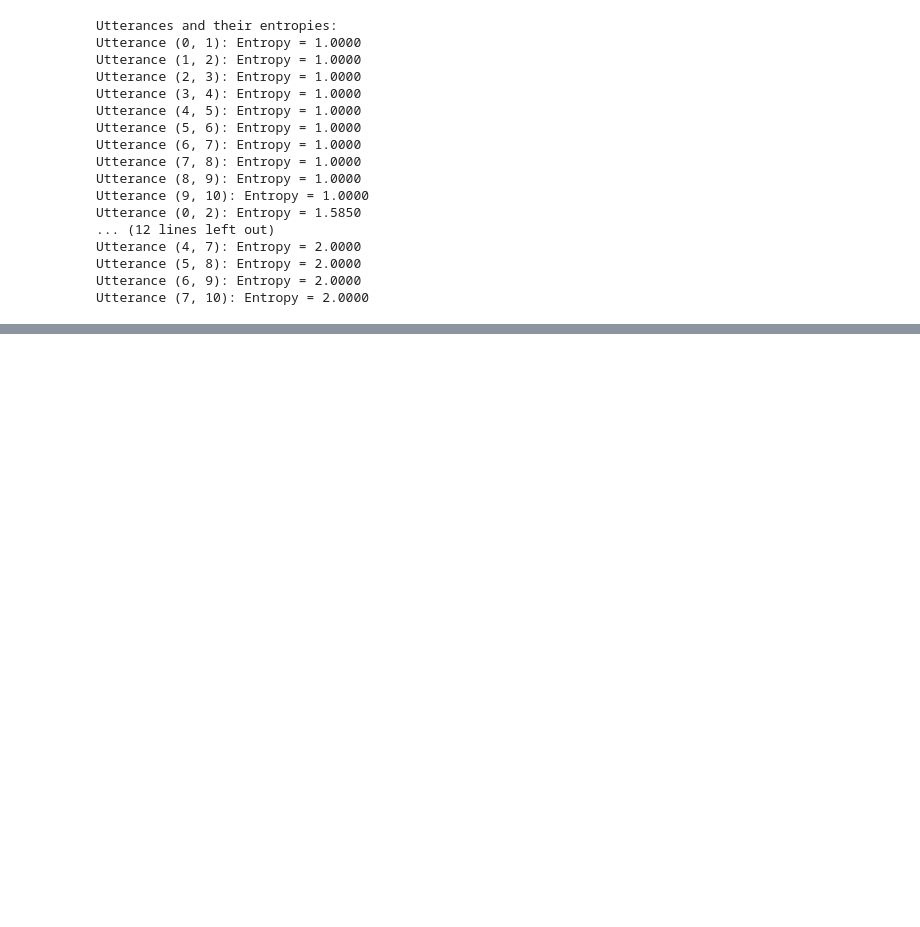
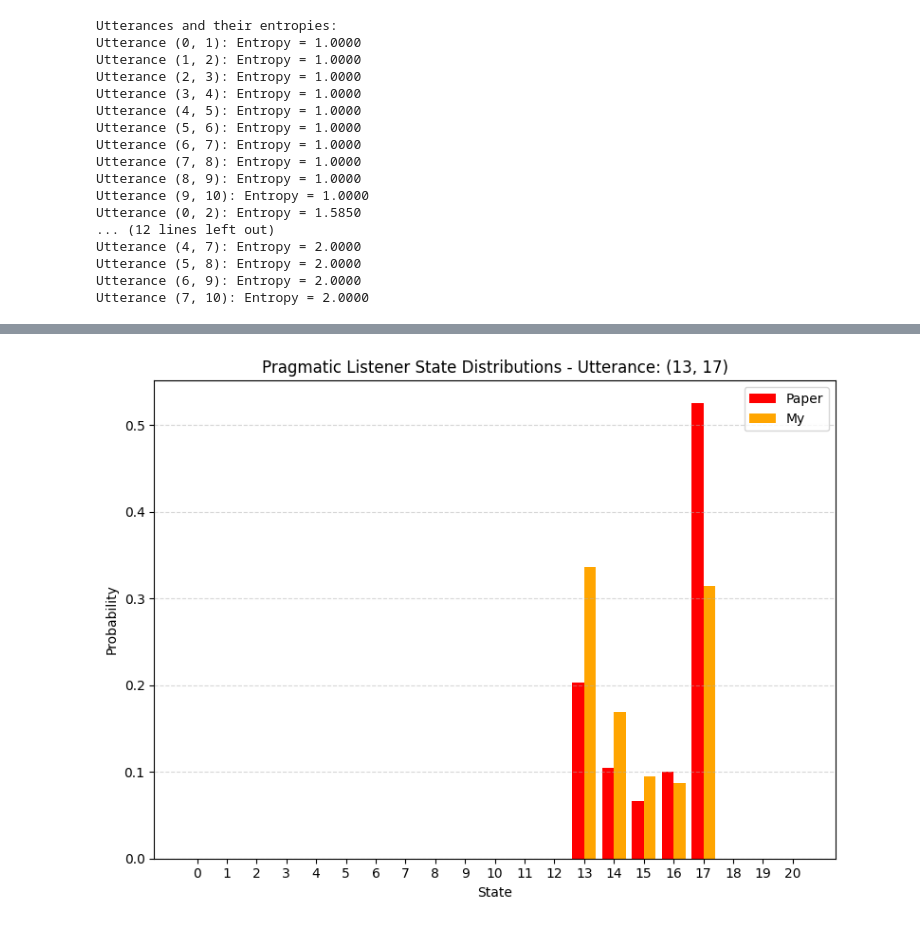
Before and after one commit to keremoner/argumentative-awareness, a Jupyter notebook: trial.ipynb, the cells around one changed output, grey strips where cells are left out. Drawn from its saved outputs; the diff is of its cells as text; code cells hidden in the pictures; blank space fills up the shorter version.

```diff
--- a/trial.ipynb
+++ b/trial.ipynb
@@ -199,7 +221,7 @@ def persuasiveness_all_utterances(pers, utterances, domain):
             x, pmf = literal_listener(utt, domain)
             for i in range(len(pmf)):
                 result[utt] += x[i] * pmf[i]
-            result[utt] = (result[utt] - domain[0] + 1)/ (domain[1] - domain[0] + 1)
+            result[utt] = (result[utt] - domain[0])/ (domain[1] - domain[0])
             if pers == "low":
                 result[utt] = 1 - result[utt]
     return result
@@ -303,4 +325,15 @@ def pragmatic_listener_psi(joint):
         x.append(psi)
         pmf.append(prob)
     return (x, pmf)
+# %%
+def get_truncnorm_bounds(rv):
+    # These are hidden inside the frozen object
+    a_std, b_std = rv.args       # standardized bounds
+    loc = rv.kwds.get('loc', 0)
+    scale = rv.kwds.get('scale', 1)
+
+    # Recover original lower and upper bounds
+    lower = a_std * scale + loc
+    upper = b_std * scale + loc
+    return lower, upper
 # %%
@@ -348,0 +571,35 @@ TypeError: unsupported operand type(s) for -: 'str' and 'str'
+# %%
+# Get full domain from both state x-arrays
+x_min = min(min(x_state), min(x_state_my))
+x_max = max(max(x_state), max(x_state_my))
+full_x = np.arange(x_min, x_max + 1)
+
+# Fill missing values with 0
+pmf_state_full = np.zeros_like(full_x, dtype=float)
+for i, val in enumerate(x_state):
+    idx = np.where(full_x == val)[0]
+    if len(idx) > 0:
+        pmf_state_full[idx[0]] = pmf_state[i]
+
+pmf_state_my_full = np.zeros_like(full_x, dtype=float)
+for i, val in enumerate(x_state_my):
+    idx = np.where(full_x == val)[0]
+    if len(idx) > 0:
+        pmf_state_my_full[idx[0]] = pmf_state_my[i]
+
+# Plot both
+plt.figure(figsize=(8, 6))
+bar_width = 0.4
+plt.bar(full_x - bar_width/2, pmf_state_full, width=bar_width, label='Paper', color='red')
+plt.bar(full_x + bar_width/2, pmf_state_my_full, width=bar_width, label='My', color='orange')
+
+plt.xticks(full_x)
+plt.xlabel("State")
+plt.ylabel("Probability")
+plt.title("Pragmatic Listener State Distributions - Utterance: " + str(utterance))
+plt.legend()
+plt.grid(axis='y', linestyle='--', alpha=0.5)
+plt.tight_layout()
+plt.show()
+# %% [output]
+[figure, added]
```
Also changed, not shown: parts of 17 cells of this notebook, 6 other files.
